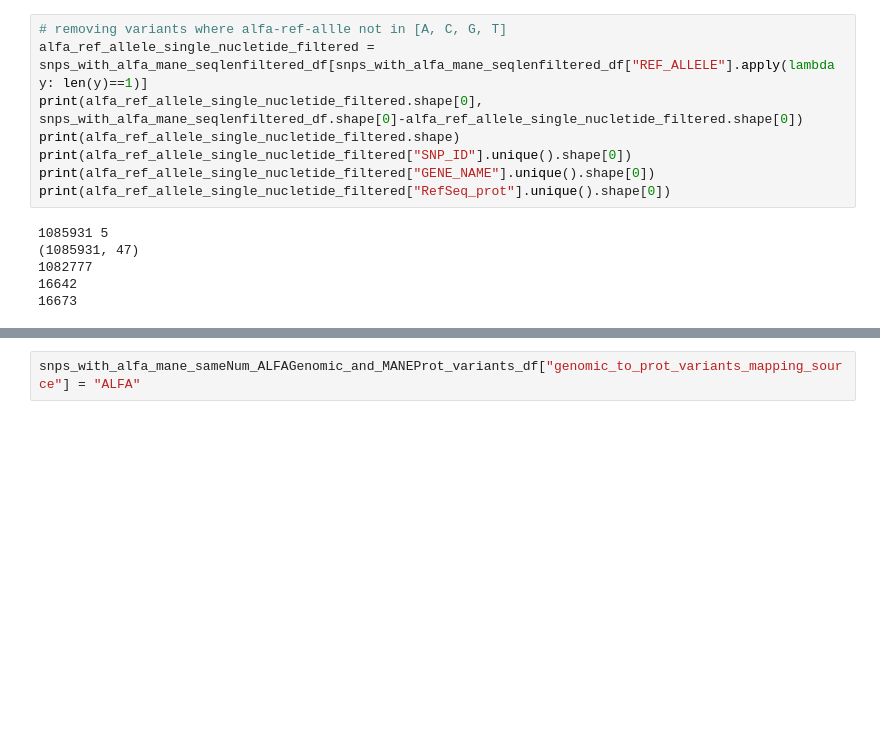
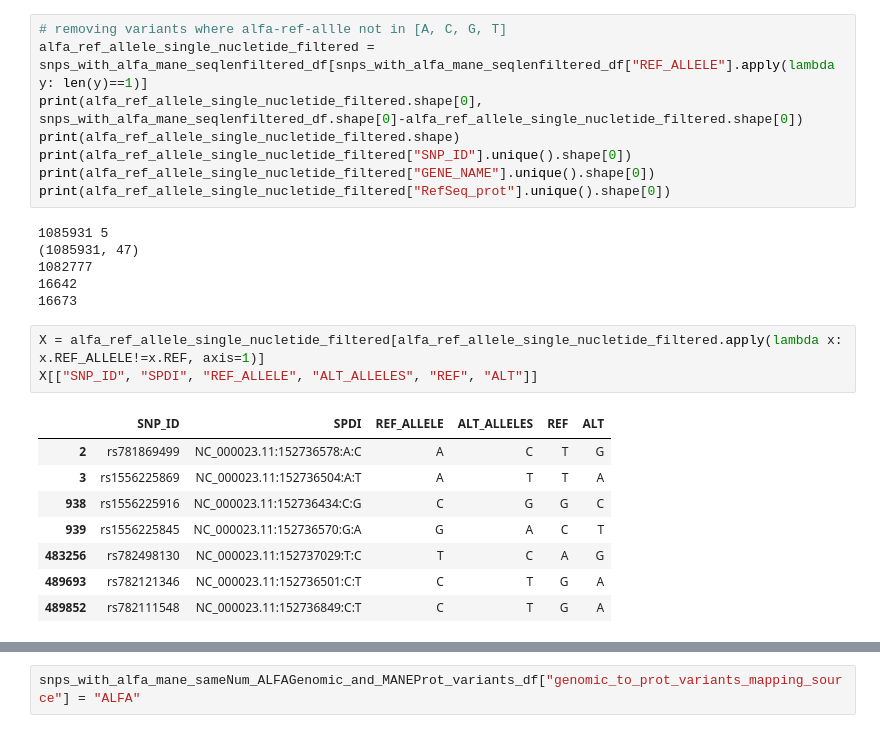
Before and after one commit to akabiraka/mutation_effect_analysis, a Jupyter notebook: data_generator_popu_freq/5_genomic_to_prot_variants_mapping.ipynb, the cells around one changed output, grey strips where cells are left out. Drawn from its saved outputs; the diff is of its cells as text; blank space fills up the shorter version.

```diff
--- a/data_generator_popu_freq/5_genomic_to_prot_variants_mapping.ipynb
+++ b/data_generator_popu_freq/5_genomic_to_prot_variants_mapping.ipynb
@@ -113,3 +113,15 @@ print(alfa_ref_allele_single_nucletide_filtered["RefSeq_prot"].unique().shape[0]
 1082777
 16642
 16673
+# %%
+X = alfa_ref_allele_single_nucletide_filtered[alfa_ref_allele_single_nucletide_filtered.apply(lambda x: x.REF_ALLELE!=x.REF, axis=1)]
+X[["SNP_ID", "SPDI", "REF_ALLELE", "ALT_ALLELES", "REF", "ALT"]]
+# %% [output]
+|  | SNP_ID | SPDI | REF_ALLELE | ALT_ALLELES | REF | ALT |
+| 2 | rs781869499 | NC_000023.11:152736578:A:C | A | C | T | G |
+| 3 | rs1556225869 | NC_000023.11:152736504:A:T | A | T | T | A |
+| 938 | rs1556225916 | NC_000023.11:152736434:C:G | C | G | G | C |
+| 939 | rs1556225845 | NC_000023.11:152736570:G:A | G | A | C | T |
+| 483256 | rs782498130 | NC_000023.11:152737029:T:C | T | C | A | G |
+| 489693 | rs782121346 | NC_000023.11:152736501:C:T | C | T | G | A |
+| 489852 | rs782111548 | NC_000023.11:152736849:C:T | C | T | G | A |
```
Also changed, not shown: parts of 15 cells of this notebook, 8 other files.
